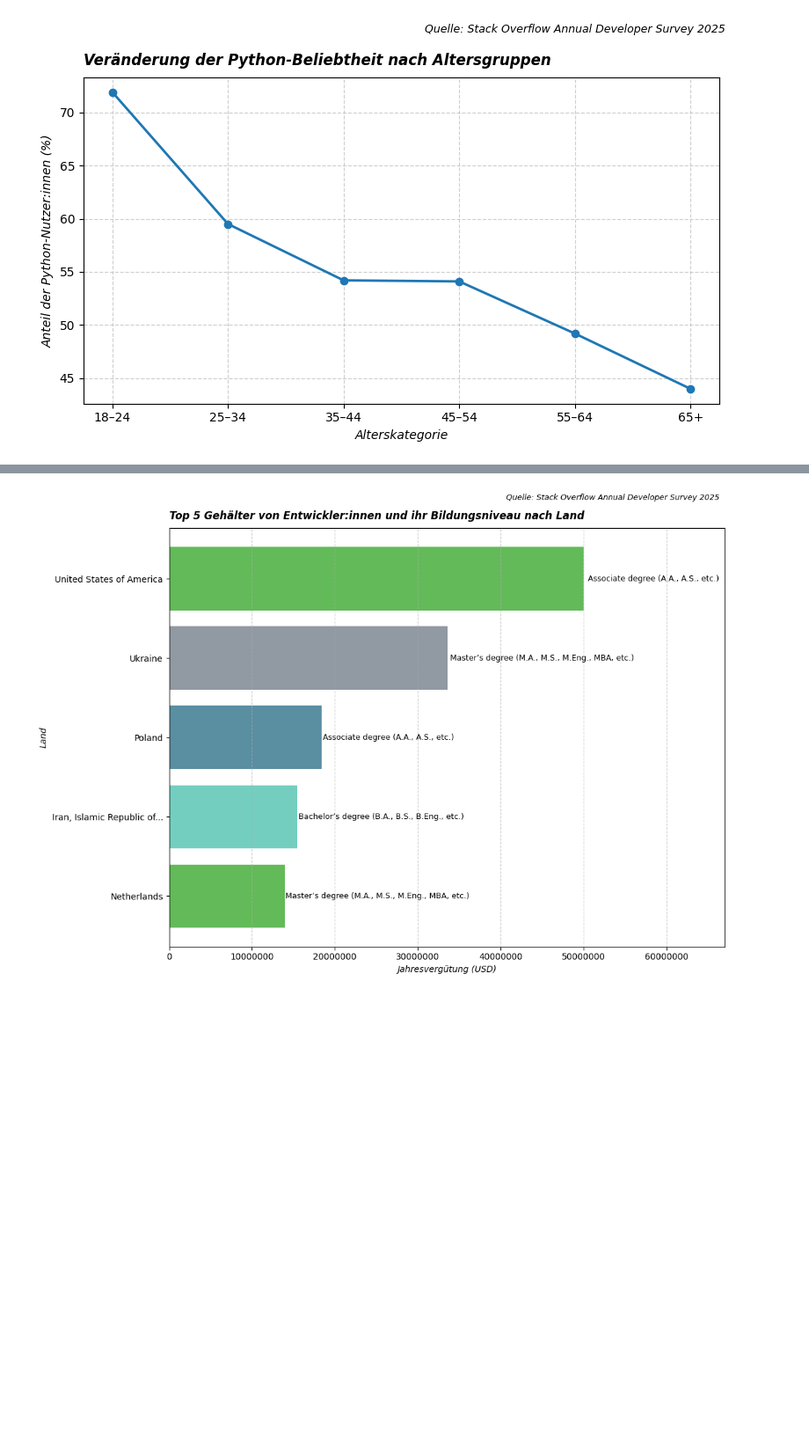
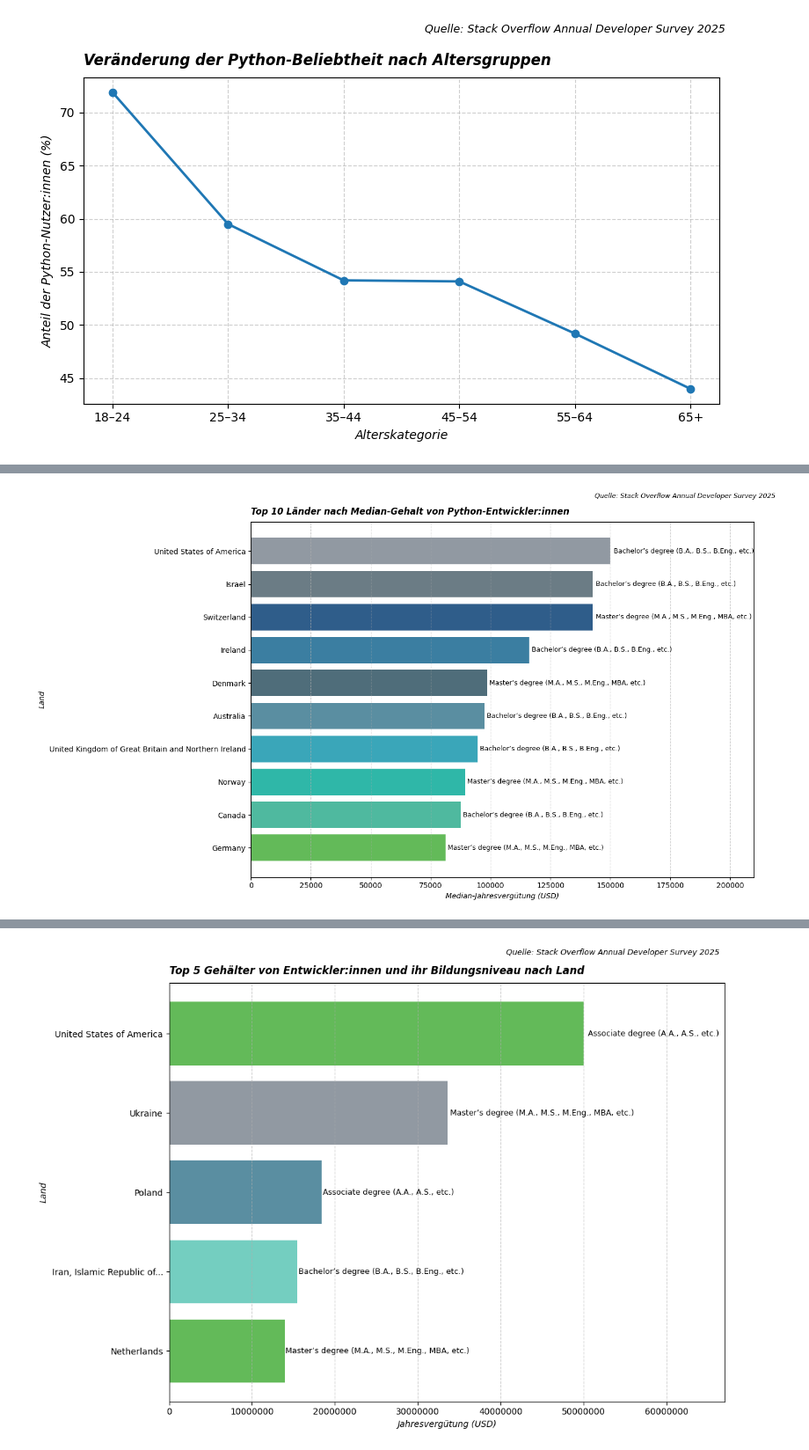
Before and after one commit to elinahlyva-dataanalytics/data-analytics-portfolio, a Jupyter notebook: developer-survey/Stack_Overflow_Developer_Survey.ipynb, the cells around one changed output, grey strips where cells are left out. Shown: that part at 88% size. Cells and saved outputs as stored; diff of their text form; code cells hidden in the pictures; blank space fills up the shorter version.

Commit message:
Bearbeitet (Visualisierungen, Anzahl Respondenten, Median)

```diff
--- a/developer-survey/Stack_Overflow_Developer_Survey.ipynb
+++ b/developer-survey/Stack_Overflow_Developer_Survey.ipynb
@@ -320,0 +329,68 @@ plt.show()
+# %%
+min_n = 50   # Mindestanzahl der Befragten
+top_n = 10   # Top-Länder
+
+# 1. Filter: nur Python-Entwickler:innen (!)
+df_python_only = survey_results_public[
+    survey_results_public['LanguageHaveWorkedWith'].str.contains('Python', na=False) &
+    survey_results_public['ConvertedCompYearly'].notna() &
+    survey_results_public['Country'].notna() &
+    survey_results_public['EdLevel'].notna()
+].copy()
+
+# 2. Aggregation nach Ländern:
+#    - Median der Jahresvergütung
+#    - Anzahl der Befragten
+#    - häufigstes Bildungsniveau
+python_devs_by_country_final = (
+    df_python_only
+    .groupby('Country')
+    .agg(
+        median=('ConvertedCompYearly', 'median'),
+        count=('ConvertedCompYearly', 'count'),
+        top_education=('EdLevel', lambda x: x.value_counts().idxmax())
+    ).sort_values('median', ascending=False)  # Sortierung nach Median
+)
+
+# 3. Filter nach Mindestanzahl der Befragten
+python_devs_by_country_ff = python_devs_by_country_final[python_devs_by_country_final['count'] >= min_n]
+
+# 4. Auswahl der Top-10 Länder
+python_devs_sorted_final = python_devs_by_country_ff.head(top_n)
+
+# 5. Umkehrung der Reihenfolge für das horizontale Balkendiagramm (höchste Gehälter oben, bessere Lesbarkeit)
+python_devs_sorted_final_reversed = python_devs_sorted_final.iloc[::-1]
+
+# 6. Erstellung des Diagramms
+plt.figure(figsize=(16, 8))
+bars = plt.barh(
+    python_devs_sorted_final_reversed.index,
+    python_devs_sorted_final_reversed['median'],
+      color=['#63ba59',  '#4fb99f',  '#2fb7a8',  '#3aa6b9',  '#5a8ea1',  '#4f6d7a',  '#3b7ea1',  '#2f5d8a',  '#6b7c85', '#9199a2']
+    )
+
+# 7. Hinzufügen der Bildungsniveau-Beschriftungen
+for bar, edu in zip(bars, python_devs_sorted_final_reversed['top_education']):
+    plt.text(
+        bar.get_width() * 1.01,
+        bar.get_y() + bar.get_height() / 2,
+        edu,
+        va='center',
+        fontsize=9
+    )
+
+# Titel und Achsenbeschriftungen
+plt.title('Top 10 Länder nach Median-Gehalt von Python-Entwickler:innen', fontstyle='italic', fontsize='large', loc='left', fontweight='bold', pad=10)
+plt.suptitle('Quelle: Stack Overflow Annual Developer Survey 2025', fontsize=9, style='italic', x=0.88, ha='right')
+plt.xlabel('Median-Jahresvergütung (USD)', fontstyle='italic')
+plt.ylabel('Land', fontstyle='italic')
+plt.grid(True, axis='x', linestyle='--', alpha=0.6)
+plt.tight_layout()
+
+# Zusätzlicher Platz rechts, damit lange Bildungsangaben nicht abgeschnitten werden
+x_max = python_devs_sorted_final_reversed['median'].max()
+plt.xlim(0, x_max * 1.40)
+
+plt.show()
+# %% [output]
+[figure, added]
```
Also changed, not shown: parts of 7 cells of this notebook.
